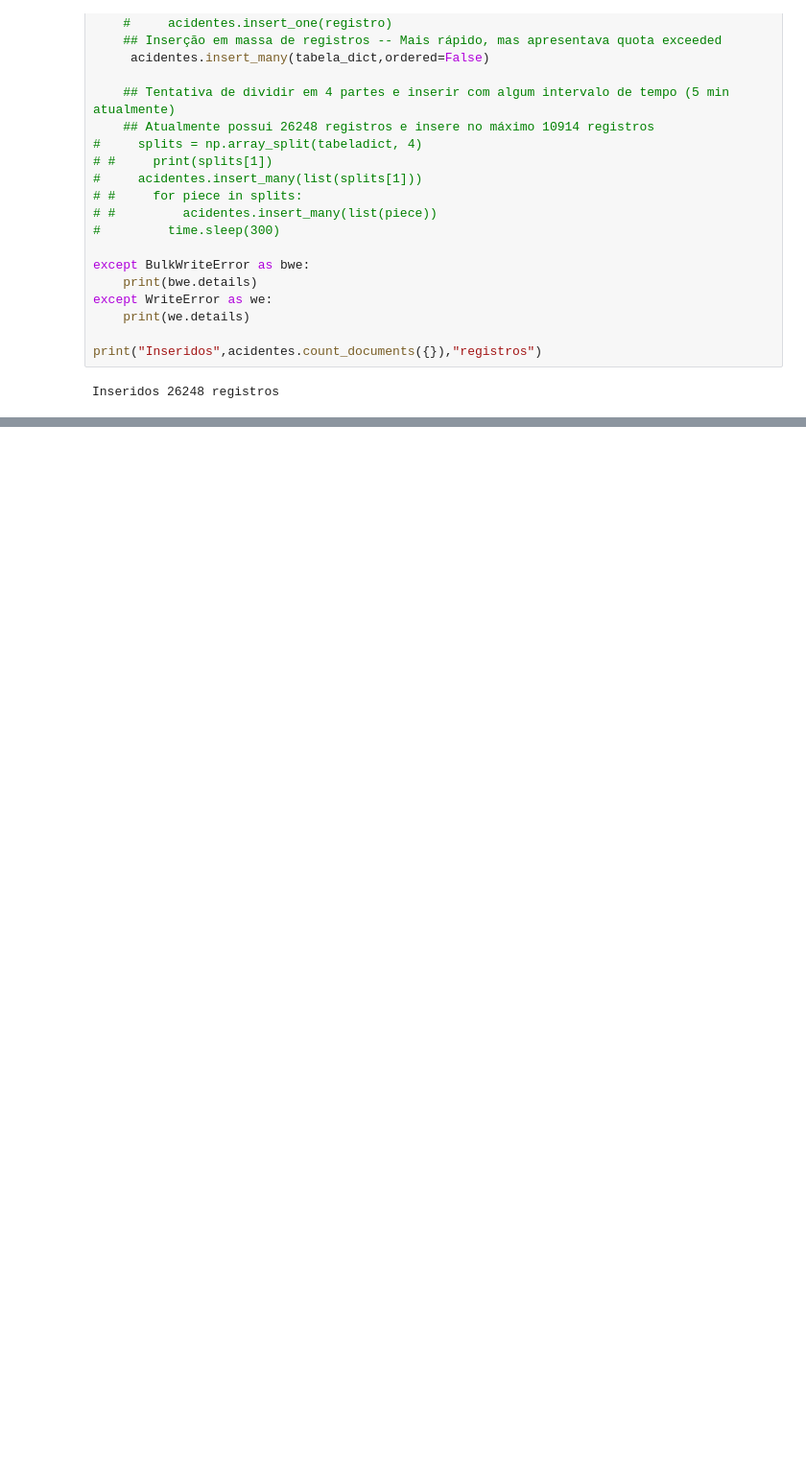
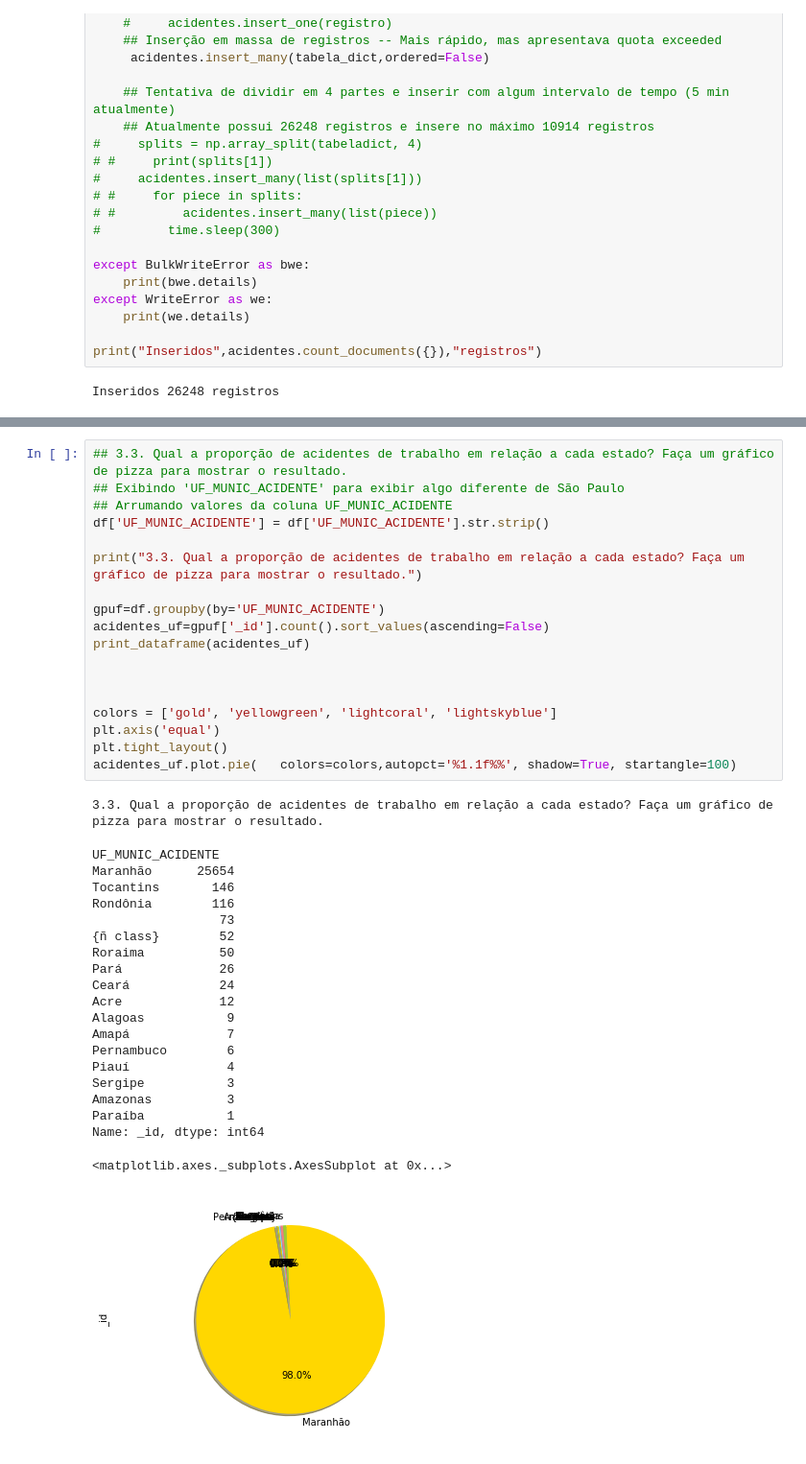
Before and after one commit to joaopmedeiros/trabalho2, a Jupyter notebook: Enunciado_T2_final.ipynb, the cells around one changed output, grey strips where cells are left out. Shown: that part at 96% size. Cells and saved outputs as stored; diff of their text form; blank space fills up the shorter version.

Commit message:
Feito até o quarto exercício de python (pandas, numpy e matplotlib)

```diff
--- a/Enunciado_T2_final.ipynb
+++ b/Enunciado_T2_final.ipynb
@@ -282,0 +360,40 @@ pprint.pprint(list(acidentes.aggregate(pipeline)))
+# %%
+## 3.3. Qual a proporção de acidentes de trabalho em relação a cada estado? Faça um gráfico de pizza para mostrar o resultado.
+## Exibindo 'UF_MUNIC_ACIDENTE' para exibir algo diferente de São Paulo
+## Arrumando valores da coluna UF_MUNIC_ACIDENTE
+df['UF_MUNIC_ACIDENTE'] = df['UF_MUNIC_ACIDENTE'].str.strip()
+
+print("3.3. Qual a proporção de acidentes de trabalho em relação a cada estado? Faça um gráfico de pizza para mostrar o resultado.")
+
+gpuf=df.groupby(by='UF_MUNIC_ACIDENTE')
+acidentes_uf=gpuf['_id'].count().sort_values(ascending=False)
+print_dataframe(acidentes_uf)
+
+
+
+colors = ['gold', 'yellowgreen', 'lightcoral', 'lightskyblue']
+plt.axis('equal')
+plt.tight_layout()
+acidentes_uf.plot.pie(   colors=colors,autopct='%1.1f%%', shadow=True, startangle=100)
+# %% [output]
+3.3. Qual a proporção de acidentes de trabalho em relação a cada estado? Faça um gráfico de pizza para mostrar o resultado.
+UF_MUNIC_ACIDENTE
+Maranhão      25654
+Tocantins       146
+Rondônia        116
+                 73
+{ñ class}        52
+Roraima          50
+Pará             26
+Ceará            24
+Acre             12
+Alagoas           9
+Amapá             7
+Pernambuco        6
+Piauí             4
+Sergipe           3
+Amazonas          3
+Paraíba           1
+Name: _id, dtype: int64
+<matplotlib.axes._subplots.AxesSubplot at 0x...>
+[figure, added]
```
Also changed, not shown: parts of 12 cells of this notebook.
